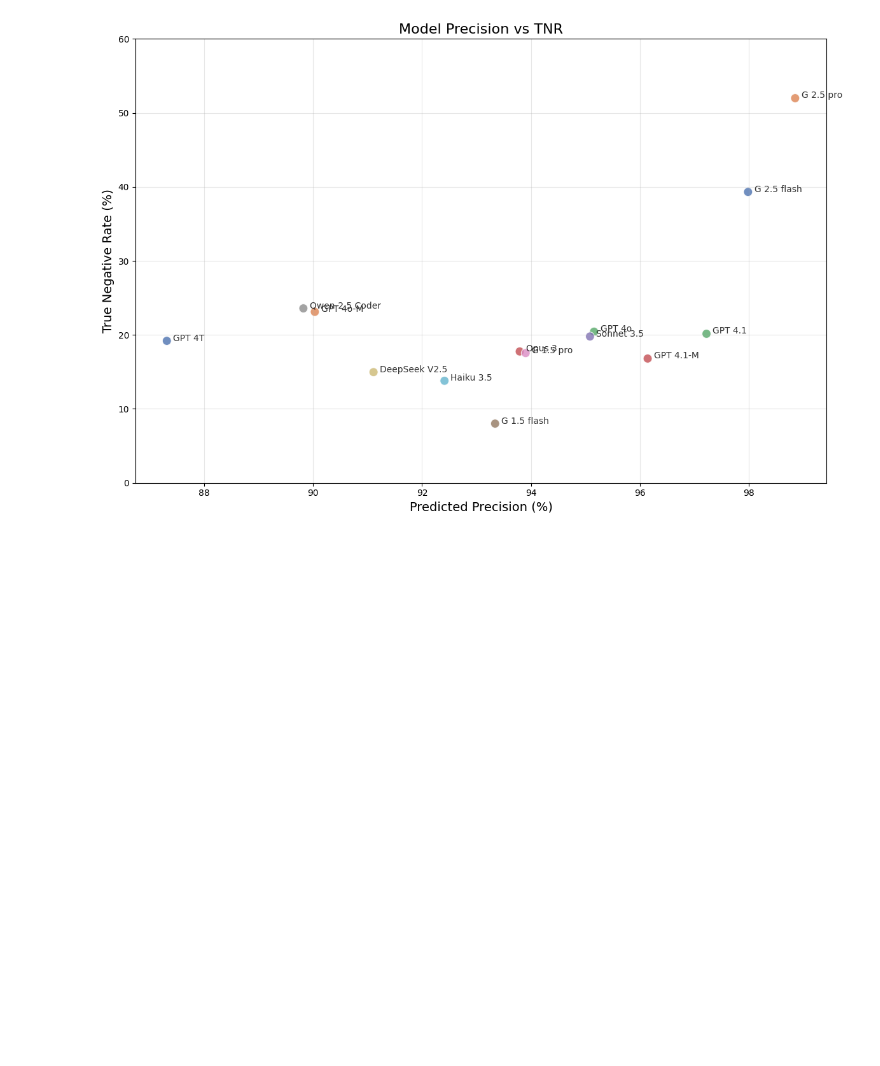
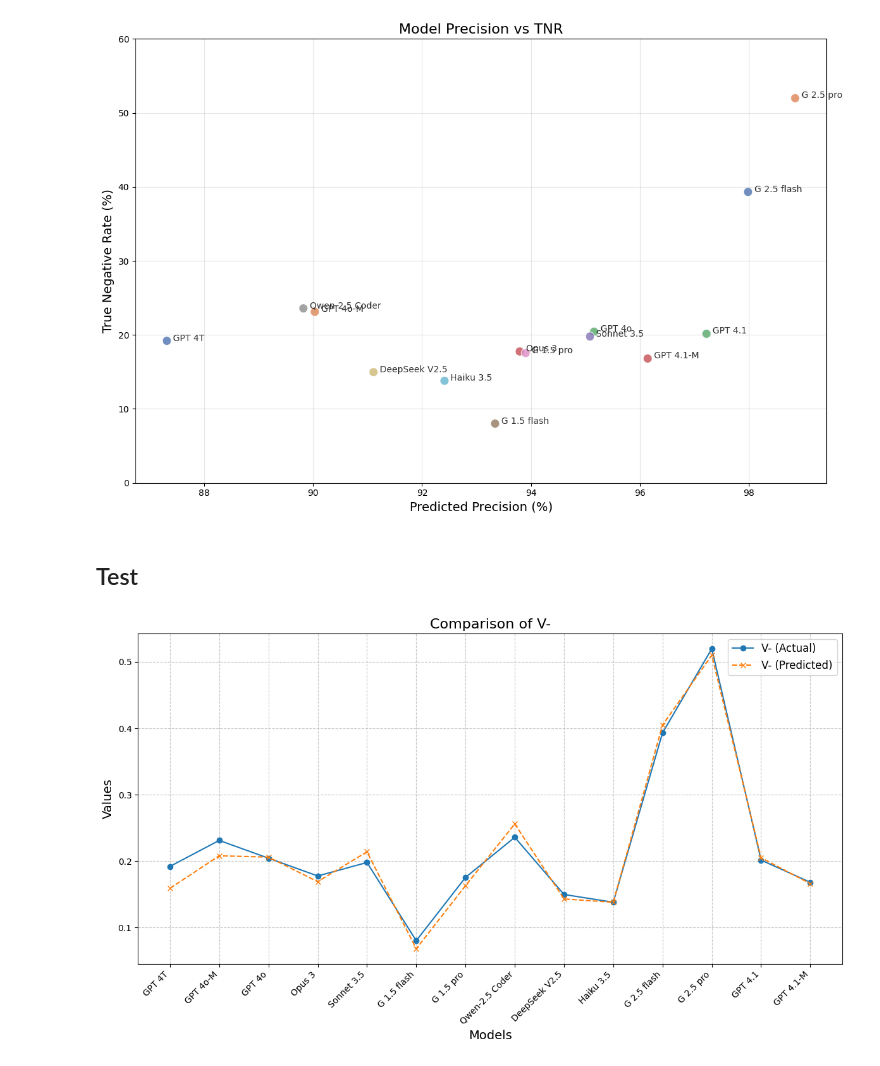
Before and after one commit to srynsh/LLM-Benchmarking, a Jupyter notebook: notebooks/notebook.ipynb, the cells around one changed output. Drawn from its saved outputs; the diff is of its cells as text; code cells hidden in the pictures; blank space fills up the shorter version.

```diff
--- a/notebooks/notebook.ipynb
+++ b/notebooks/notebook.ipynb
@@ -1224,3 +1225,5 @@ pass
 [figure]
 [figure]
 [figure]
+# %% [markdown]
+## Test
@@ -1226,0 +1276,25 @@ pass
+# %%
+plt.figure(figsize=(12, 7))
+
+# Plot PVIVA_CONST
+plt.plot(MODELS, PVIVA_CONST, marker='o', linestyle='-', label='V- (Actual)')
+
+# Plot PVIVA_HAT
+plt.plot(MODELS, PVIVA_HAT, marker='x', linestyle='--', label='V- (Predicted)')
+
+# Customize the plot
+plt.xlabel("Models", fontsize=14)
+plt.ylabel("Values", fontsize=14)
+plt.title("Comparison of V-", fontsize=16)
+
+# Use shorthand model names for x-axis ticks if available, otherwise full names
+x_tick_labels_plot = [MODELS_SHORT.get(model, model) for model in MODELS]
+plt.xticks(ticks=range(len(MODELS)), labels=x_tick_labels_plot, rotation=45, ha="right", fontsize=10)
+plt.yticks(fontsize=10)
+
+plt.legend(fontsize=12)
+plt.grid(True, linestyle='--', alpha=0.7)
+plt.tight_layout()
+plt.show()
+# %% [output]
+[figure, added]
```
Also changed, not shown: parts of 22 cells of this notebook.
